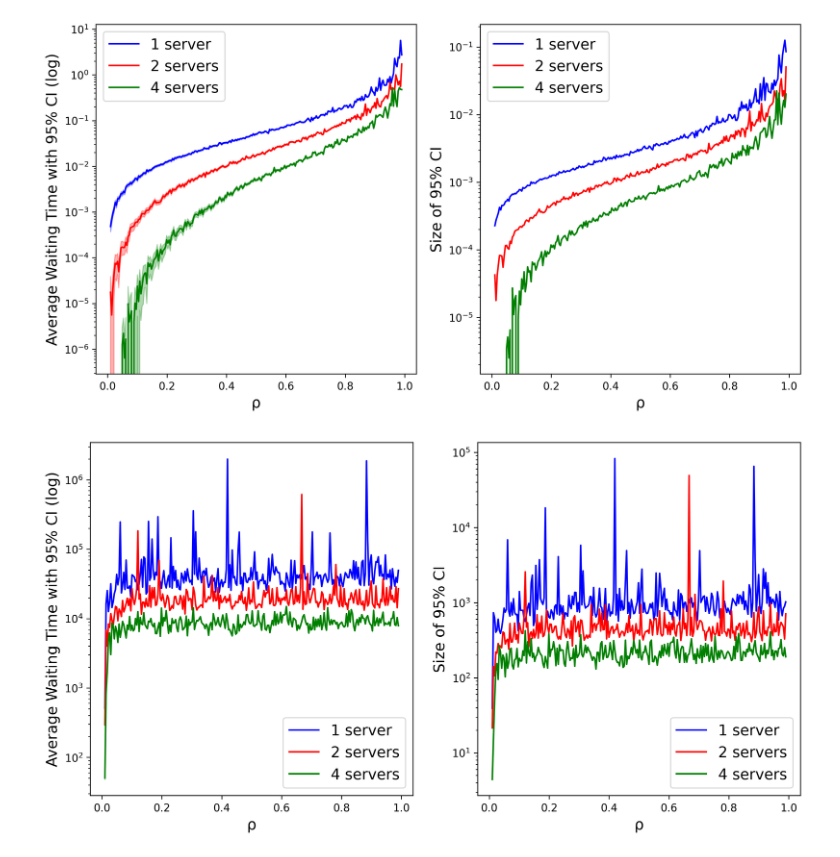
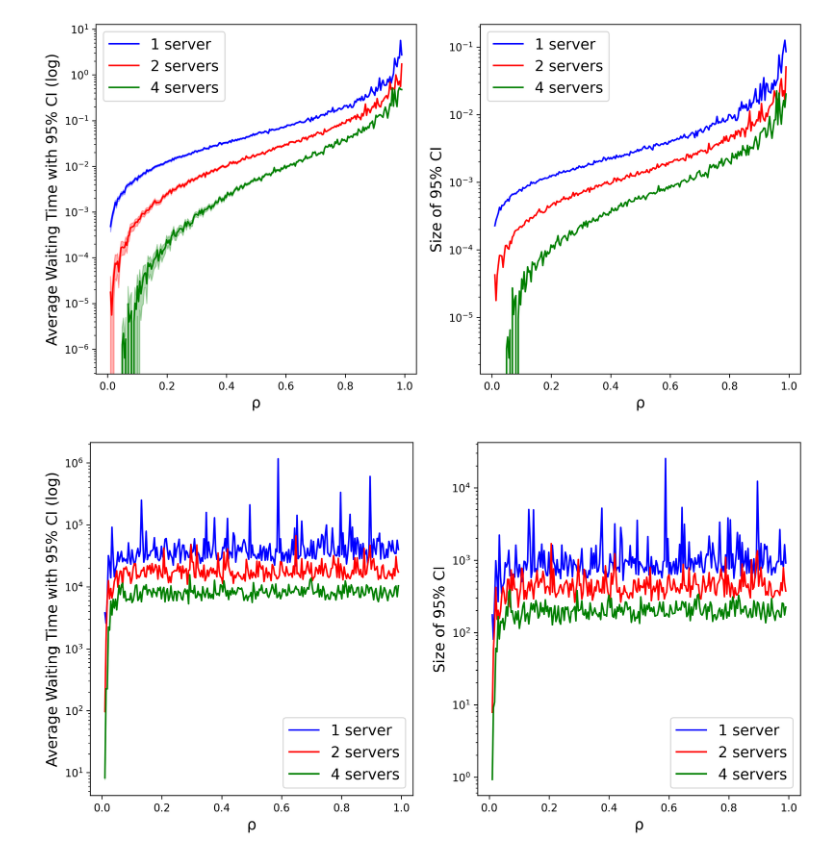
Before and after one commit to 3mmdrew/stochastic_assignment2, a Jupyter notebook: Notebook Assignment 2.ipynb, the cells around one changed output. Drawn from its saved outputs; the diff is of its cells as text; code cells hidden in the pictures.

```diff
--- a/Notebook Assignment 2.ipynb
+++ b/Notebook Assignment 2.ipynb
@@ -299,7 +299,7 @@ def queue_function_lt(env, mu, waiting_times, res, completed_jobs): # Simulation
         yield request # Join the queue
         waiting_times.append(env.now - arrival_time) # Calculate waiting time
 
-        service_time = 1 / hyper_exponential() # Long-tailed distribution of _Service Rate_ value
+        service_time = np.random.exponential(1 / hyper_exponential()) # Long-tailed distribution of _Service Rate_ value
         yield env.timeout(service_time) # Add service time
         completed_jobs[0] += 1
 
@@ -346,31 +346,31 @@ fig, (ax1, ax2) = plt.subplots(1, 2, dpi = 300, figsize = (12, 6))
 
 for i, servers in enumerate([1, 2, 4]):
     times = []
     ci_low = []
     ci_high = []
     diff = []
 
     for rho in rhos:
         avg_waiting_time, measurements, std, confidence_interval = simulation_lt(rho, mu, servers, jobs)
         times.append(avg_waiting_time)
         ci_low.append(confidence_interval[0])
         ci_high.append(confidence_interval[1])
         diff.append(confidence_interval[1] - confidence_interval[0])
 
     ax1.plot(rhos, times, color = colors[i], label = labels[i])
     ax1.fill_between(rhos, ci_low, ci_high, color = colors[i], alpha = 0.3)
 
     ax2.plot(rhos, diff, color = colors[i], label = labels[i])
 
 ax1.set_xlabel('ρ', fontsize = 14)
 ax1.set_ylabel('Average Waiting Time with 95% CI (log)', fontsize = 14)
 ax1.set_yscale('log')
 ax1.legend(fontsize = 14)
 ax2.set_xlabel('ρ', fontsize = 14)
 ax2.set_ylabel('Size of 95% CI', fontsize = 14)
 ax2.set_yscale('log')
 ax2.legend(fontsize = 14)
 plt.savefig('./figures/figure4.png')
 plt.show()
 # %% [output]
-[figure, old version]
+[figure, new version]
```
Also changed, not shown: 1 other file.
